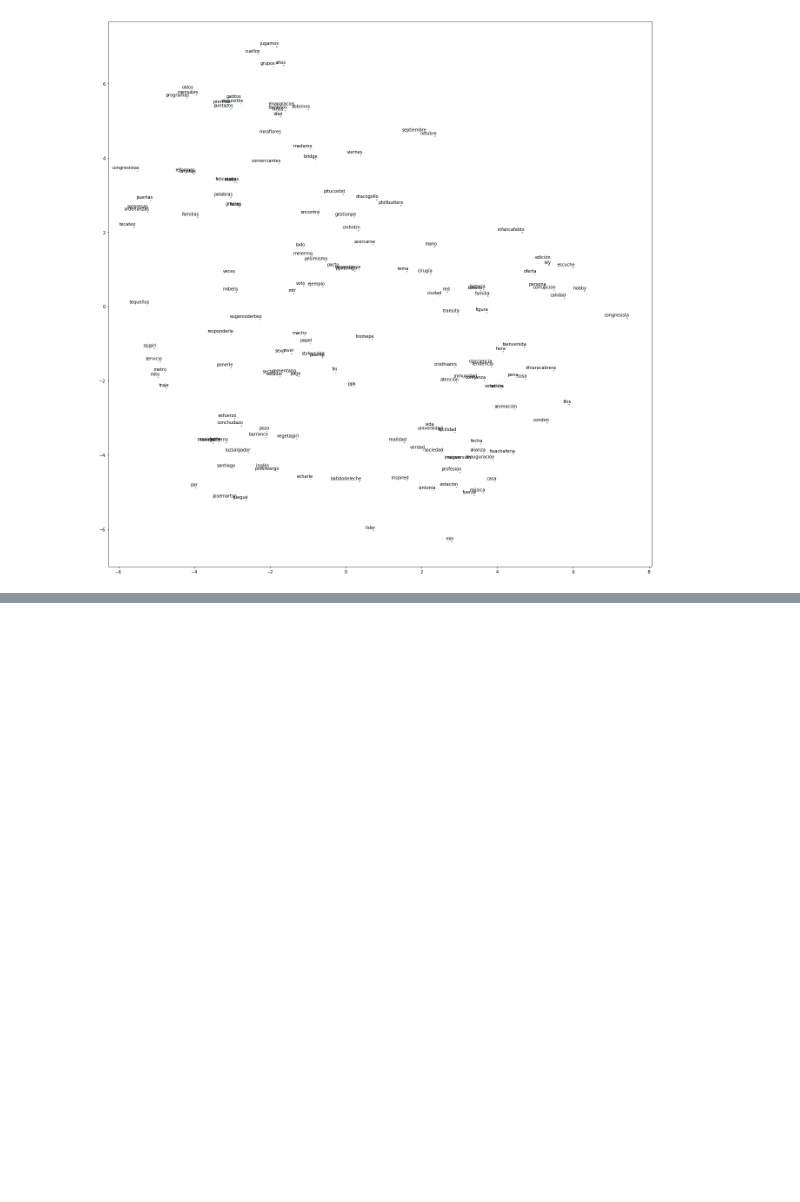
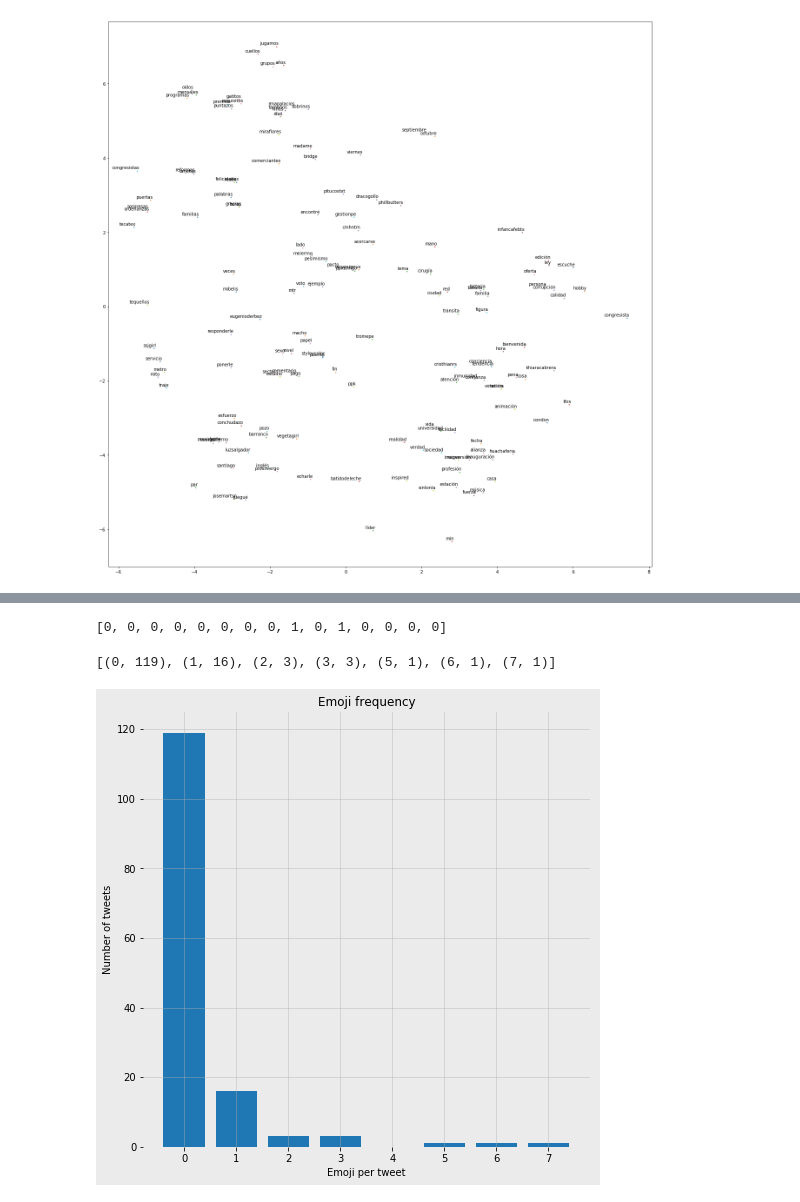
Before and after one commit to romellfudi/LimaTweets_NLP_TFIDF, a Jupyter notebook: Notebook.ipynb, the cells around one changed output, grey strips where cells are left out. Saved outputs shown, nothing was run; the diff lists cells and outputs as text; code cells hidden in the pictures; blank space fills up the shorter version.

```diff
--- a/Notebook.ipynb
+++ b/Notebook.ipynb
@@ -547,0 +717,19 @@ plot_with_labels(low_dim_embedding, [word.text for word in nouns])
+# %%
+emoji_summary['emoji_counts'][:15]
+# %% [output]
+[0, 0, 0, 0, 0, 0, 0, 0, 1, 0, 1, 0, 0, 0, 0]
+# %%
+emoji_summary['emoji_freq'][:15]
+# %% [output]
+[(0, 119), (1, 16), (2, 3), (3, 3), (5, 1), (6, 1), (7, 1)]
+# %%
+plt.figure(facecolor='#ebebeb', figsize=(8, 8))
+plt.bar([x[0] for x in emoji_summary['emoji_freq'][:15]],
+        [x[1] for x in emoji_summary['emoji_freq'][:15]])
+plt.title('Emoji frequency')
+plt.xlabel('Emoji per tweet')
+plt.ylabel('Number of tweets')
+plt.grid(alpha=0.5)
+plt.gca().set_frame_on(False)
+# %% [output]
+[figure, added]
```
Also changed, not shown: parts of 38 cells of this notebook, 2 other files.
